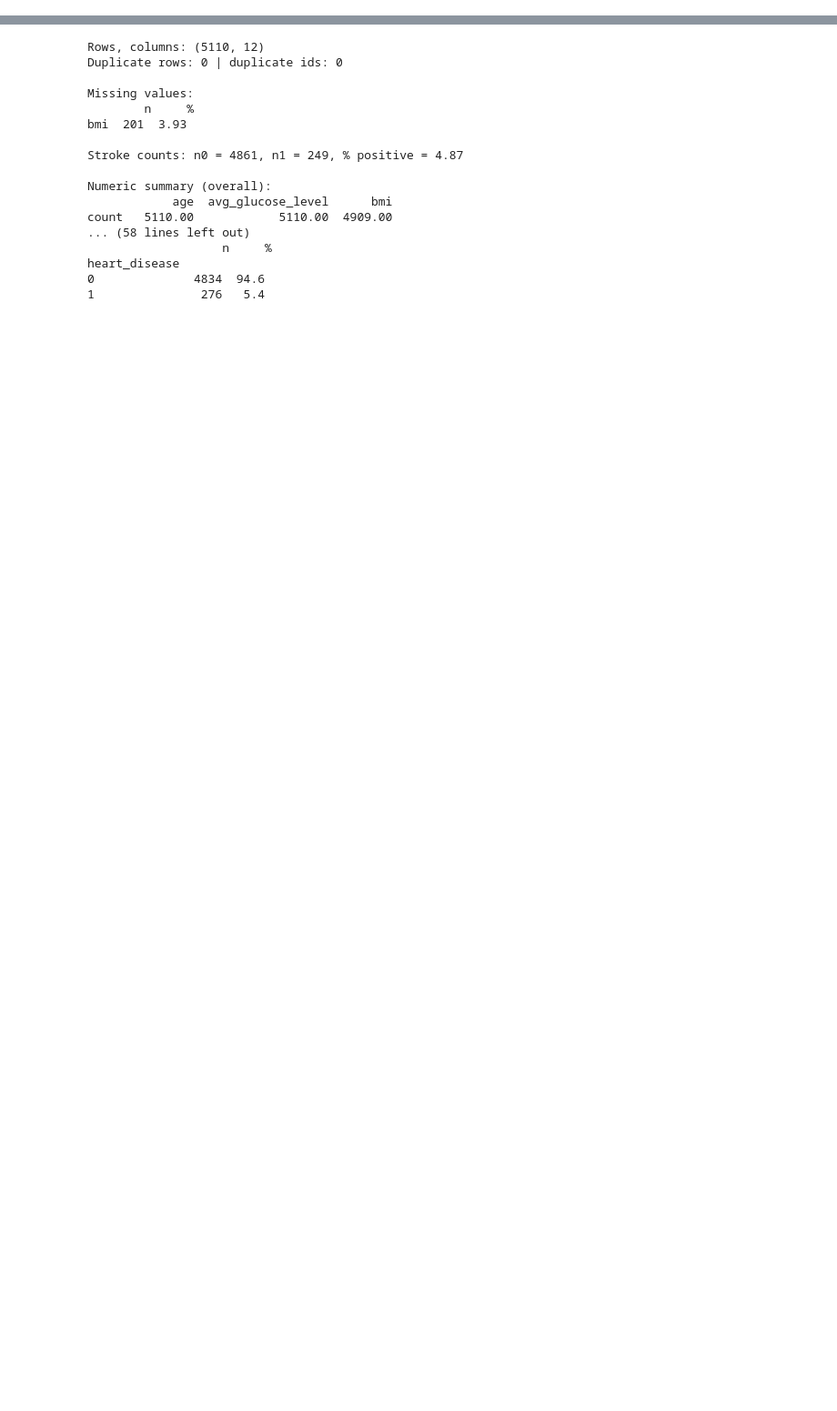
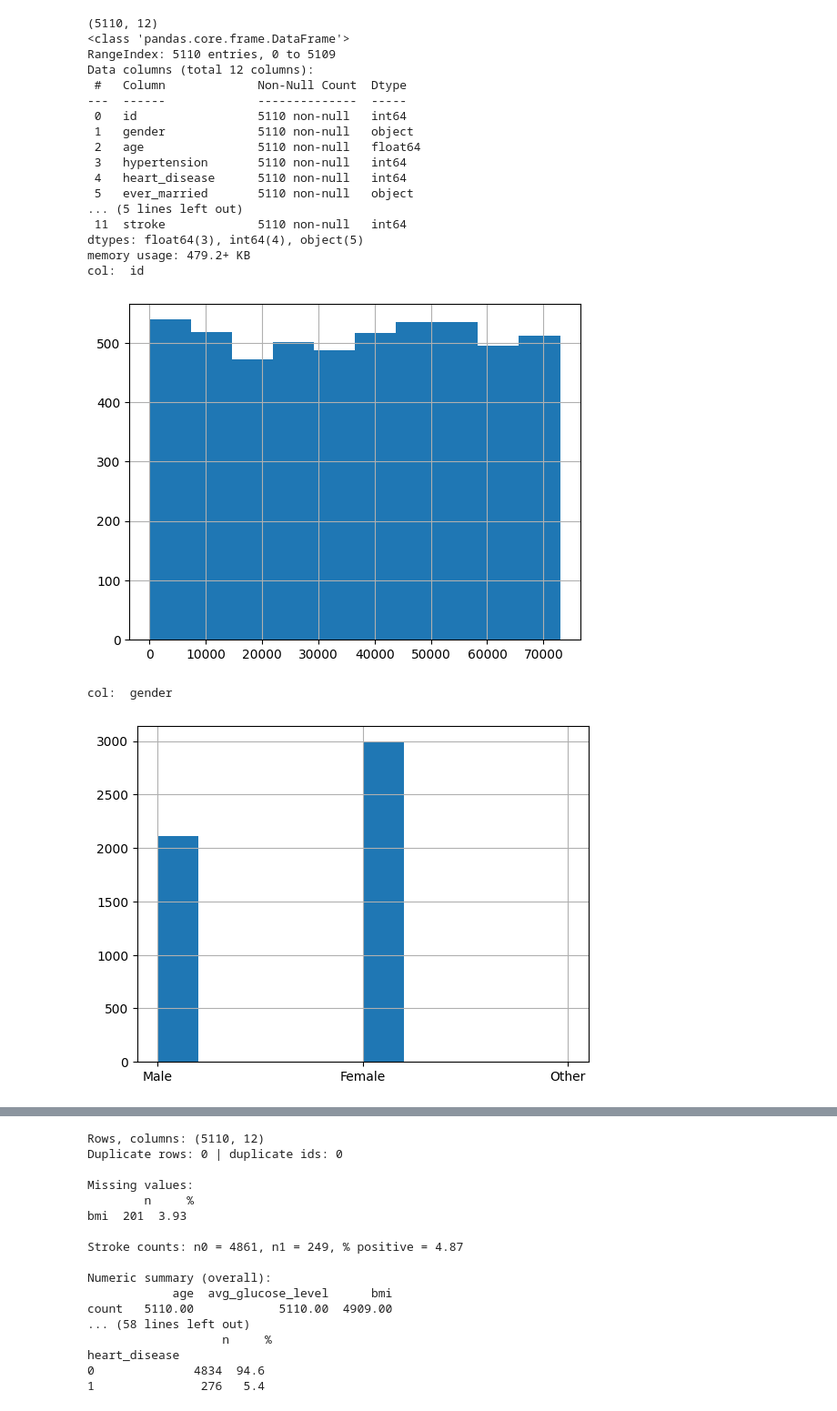
Before and after one commit to av2349/SHAP-Stroke-Prediction-Model, a Jupyter notebook: SHAP Stroke Prediction Model(AV).ipynb, the cells around one changed output, grey strips where cells are left out. Shown at 91% size. Cells and saved outputs as stored; diff of their text form; code cells hidden in the pictures; blank space fills up the shorter version.

```diff
--- a/SHAP Stroke Prediction Model(AV).ipynb
+++ b/SHAP Stroke Prediction Model(AV).ipynb
@@ -13,3 +13,49 @@ from sklearn.metrics import (
     classification_report)
 
 import shap
+# %%
+# 00_data_exploration.py
+
+# %% Load data
+data_loader = DataLoader()
+data_loader.load_dataset("healthcare-dataset-stroke-data.csv")
+data = data_loader.data
+
+# %% Show head
+print(data.shape)
+data.head()
+
+# %% Show general statistics
+data.info()
+
+# %% Show histogram for all columns
+columns = data.columns
+for col in columns:
+    print("col: ", col)
+    data[col].hist()
+    plt.show()
+
+# %% Show preprocessed dataframe
+data_loader.preprocess_data()
+data_loader.data.head()
+# %% [output]
+(5110, 12)
+<class 'pandas.core.frame.DataFrame'>
+RangeIndex: 5110 entries, 0 to 5109
+Data columns (total 12 columns):
+ #   Column             Non-Null Count  Dtype
+---  ------             --------------  -----
+ 0   id                 5110 non-null   int64
+ 1   gender             5110 non-null   object
+ 2   age                5110 non-null   float64
+ 3   hypertension       5110 non-null   int64
+ 4   heart_disease      5110 non-null   int64
+ 5   ever_married       5110 non-null   object
+... (5 lines left out)
+ 11  stroke             5110 non-null   int64
+dtypes: float64(3), int64(4), object(5)
+memory usage: 479.2+ KB
+col:  id
+[figure, added]
+col:  gender
+[figure, added]
```
Also changed, not shown: parts of 1 cell of this notebook.
